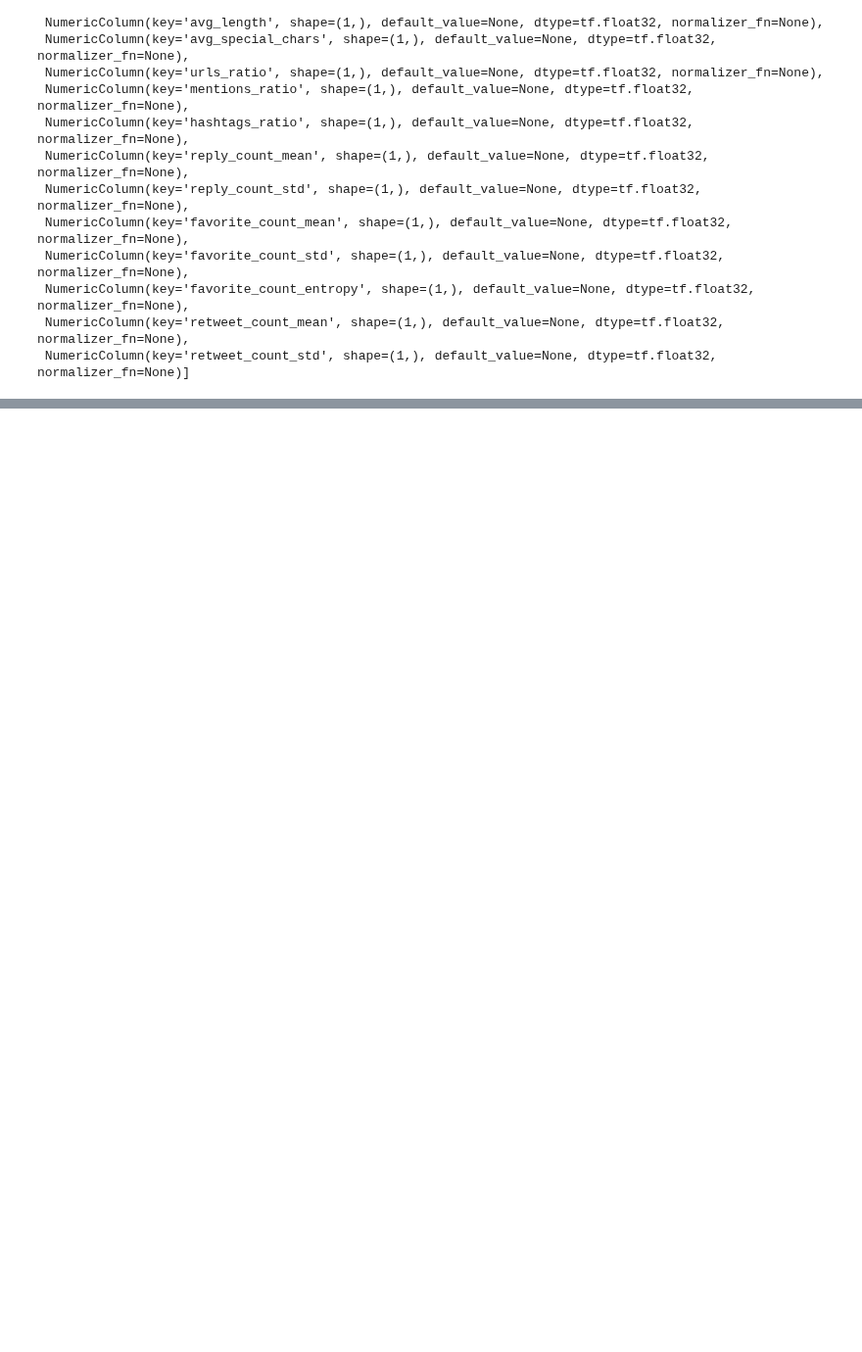
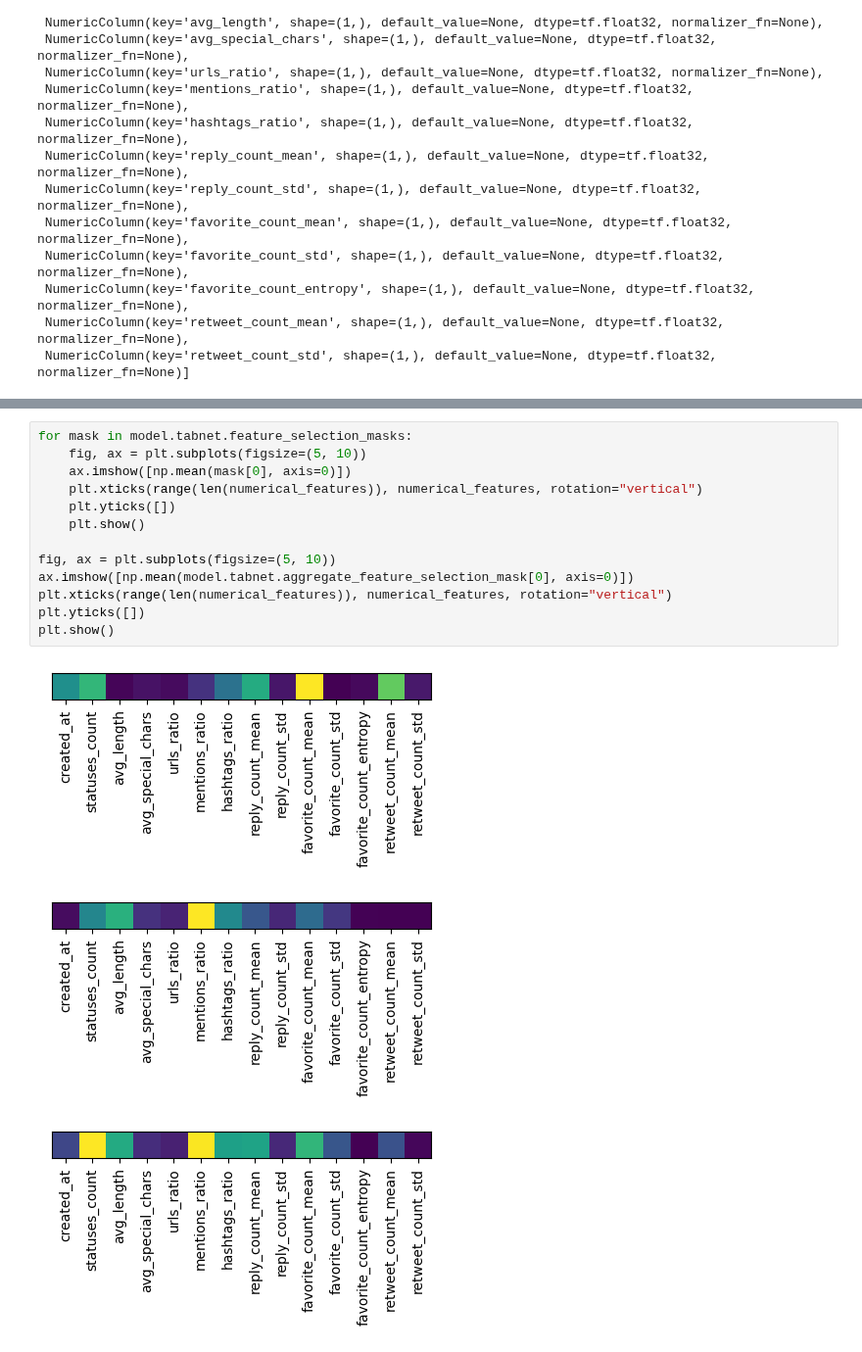
Before and after one commit to Andrew-Wyn/Data_Mining_22_23, a Jupyter notebook: TabNet.ipynb, the cells around one changed output, grey strips where cells are left out. Shown at 98% size. Drawn from its saved outputs; the diff is of its cells as text; blank space fills up the shorter version.

```diff
--- a/TabNet.ipynb
+++ b/TabNet.ipynb
@@ -183,0 +180,17 @@ Saving aggregate mask of shape (1, 64, 14, 1)
+# %%
+for mask in model.tabnet.feature_selection_masks:
+    fig, ax = plt.subplots(figsize=(5, 10))
+    ax.imshow([np.mean(mask[0], axis=0)])
+    plt.xticks(range(len(numerical_features)), numerical_features, rotation="vertical")
+    plt.yticks([])
+    plt.show()
+
+fig, ax = plt.subplots(figsize=(5, 10))
+ax.imshow([np.mean(model.tabnet.aggregate_feature_selection_mask[0], axis=0)])
+plt.xticks(range(len(numerical_features)), numerical_features, rotation="vertical")
+plt.yticks([])
+plt.show()
+# %% [output]
+[figure, added]
+[figure, added]
+[figure, added]
```
Also changed, not shown: parts of 6 cells of this notebook.
